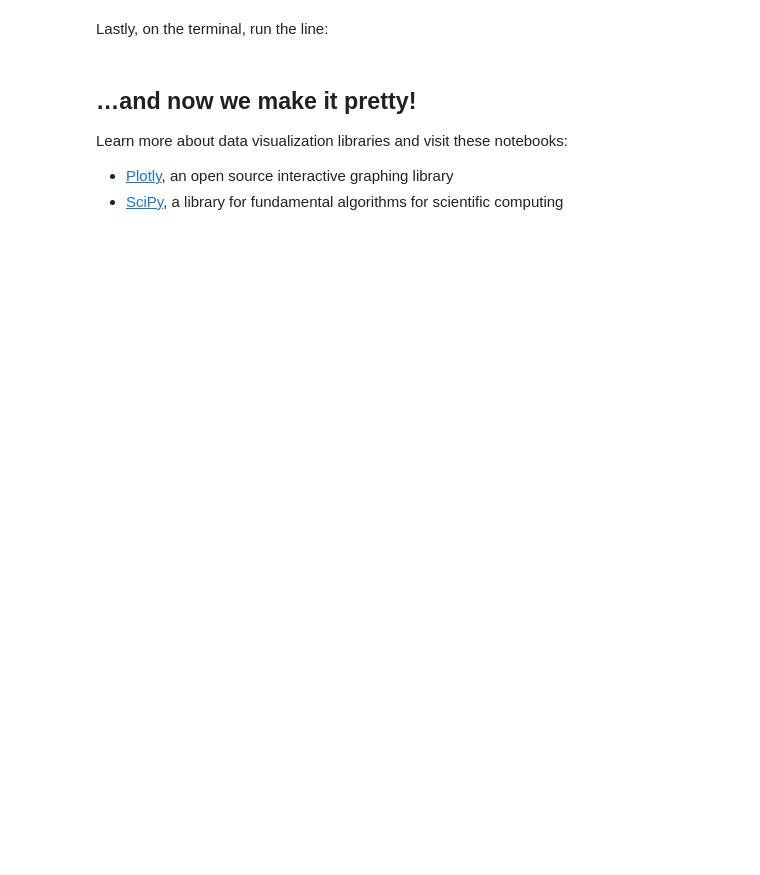
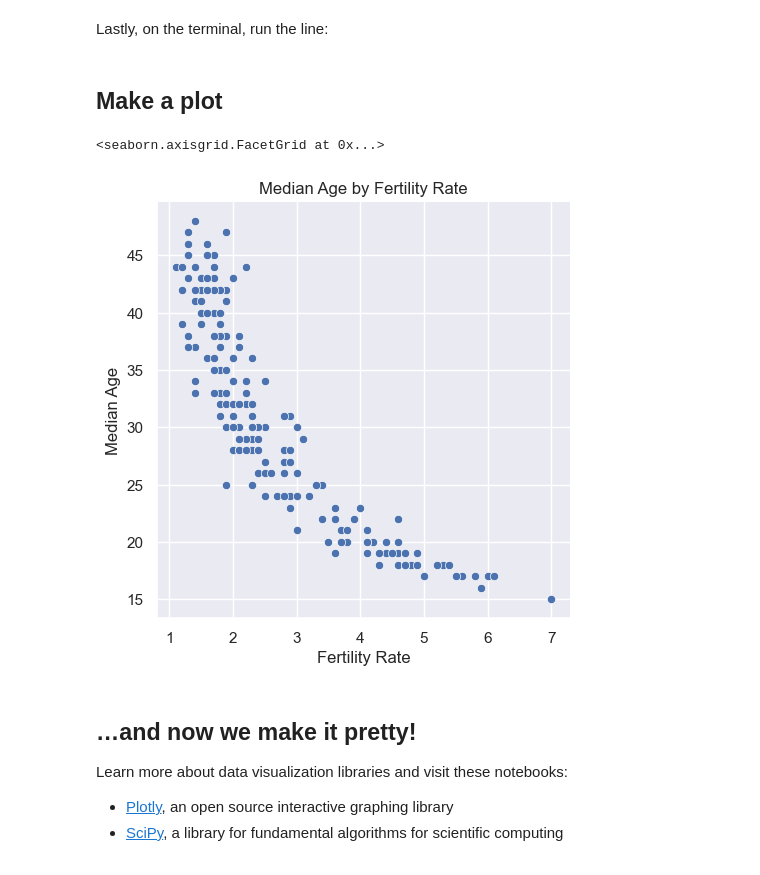
Before and after one commit to CarloBroderick/scrapygroup5, a Jupyter notebook: tutorial.ipynb, the cells around one changed output. Cells and saved outputs as stored; diff of their text form; code cells hidden in the pictures; blank space fills up the shorter version.

```diff
--- a/tutorial.ipynb
+++ b/tutorial.ipynb
@@ -199,3 +199,5 @@ class WorldometersSpider(scrapy.Spider):
 Lastly, on the terminal, run the line:
 # %%
 scrapy crawl worldometer -o population.csv
+# %% [markdown]
+## Make a plot
@@ -202,3 +211,27 @@ scrapy crawl worldometer -o population.csv
+# %%
+#import data
+scraped_data = pd.read_csv('population.csv', na_values = "N.A.")
+
+#change strings to numbers
+scraped_data['fert_rate'] = scraped_data['fert_rate'].astype(float)
+scraped_data['med_age'] = scraped_data['med_age'].astype(float)
+# %%
+#apply default theme
+sns.set_theme()
+
+tutorial_plot = sns.relplot(
+    data = scraped_data,
+    x = 'fert_rate',
+    y = 'med_age',
+).set(title = 'Median Age by Fertility Rate')
+
+tutorial_plot.set_ylabels(r'Median Age')
+tutorial_plot.set_xlabels(r'Fertility Rate')
+
+tutorial_plot
+# %% [output]
+<seaborn.axisgrid.FacetGrid at 0x...>
+[figure, added]
 # %% [markdown]
 ## …and now we make it pretty!
 Learn more about data visualization libraries and visit these notebooks:
```
Also changed, not shown: parts of 1 cell of this notebook.
